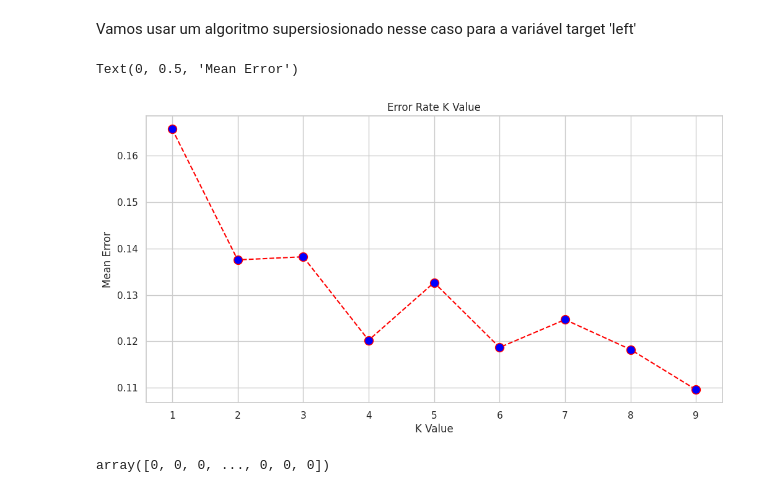
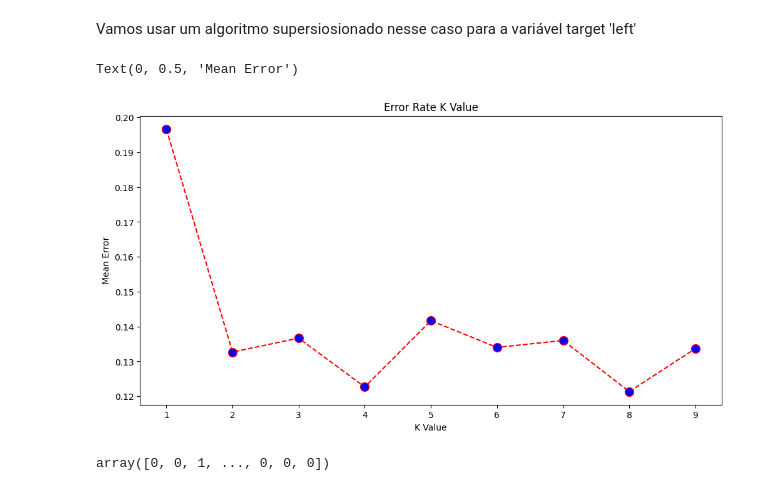
Before and after one commit to rodrigorhoads/IADEV, a Jupyter notebook: Machine_Learning_Avançado.ipynb, the cells around one changed output. Cells and saved outputs as stored; diff of their text form; code cells hidden in the pictures.

```diff
--- a/Machine_Learning_Avançado.ipynb
+++ b/Machine_Learning_Avançado.ipynb
@@ -283,42 +283,42 @@ from sklearn.model_selection import train_test_split
 from sklearn.neighbors import KNeighborsClassifier
 from sklearn.preprocessing import StandardScaler
 
 x = dados_coeded[['salary_encoded','satisfaction_level']]
 y = dados_coeded['left']
 
-x_train, x_test, y_train, y_test = train_test_split(x,y, test_size=0.3, random_state=42)
+x_train, x_test, y_train, y_test = train_test_split(x,y, test_size=0.2, random_state=42, stratify=y)
 
 std = StandardScaler()
 
 x_train_scaled = std.fit_transform(x_train)
 x_test_scaled = std.transform(x_test)
 
 error = []
 
 # Calculating error for K values between 1 and 10
 for i in range(1, 10): #range de tentativas para k
     knn = KNeighborsClassifier(n_neighbors=i)# aqui definimos  o k
     knn.fit(x_train_scaled, y_train) #treinando o algoritmo para encontrar o erro
     pred_i = knn.predict(x_test_scaled) #armazenando as previsões
     error.append(np.mean(pred_i != y_test)) #armazenando o valor do erro médio na lista de erros
 
 
 plt.figure(figsize=(12, 6))
 plt.plot(range(1, 10), error, color='red', linestyle='dashed', marker='o',
          markerfacecolor='blue', markersize=10)
 plt.title('Error Rate K Value')
 plt.xlabel('K Value')
 plt.ylabel('Mean Error')
 # %% [output]
 Text(0, 0.5, 'Mean Error')
-[figure, old version]
+[figure, new version]
 # %%
-modelo_classificador = KNeighborsClassifier(n_neighbors=5)
+modelo_classificador = KNeighborsClassifier(n_neighbors=4)
 modelo_classificador.fit(x_train_scaled, y_train)
 y_predito = modelo_classificador.predict(x_test_scaled)
 y_predito
 # %% [output]
-array([0, 0, 0, ..., 0, 0, 0])
+array([0, 0, 1, ..., 0, 0, 0])
 # %%
 from sklearn.metrics import accuracy_score
 accuracy_score(y_test, y_predito)
```
Also changed, not shown: parts of 5 cells of this notebook.
